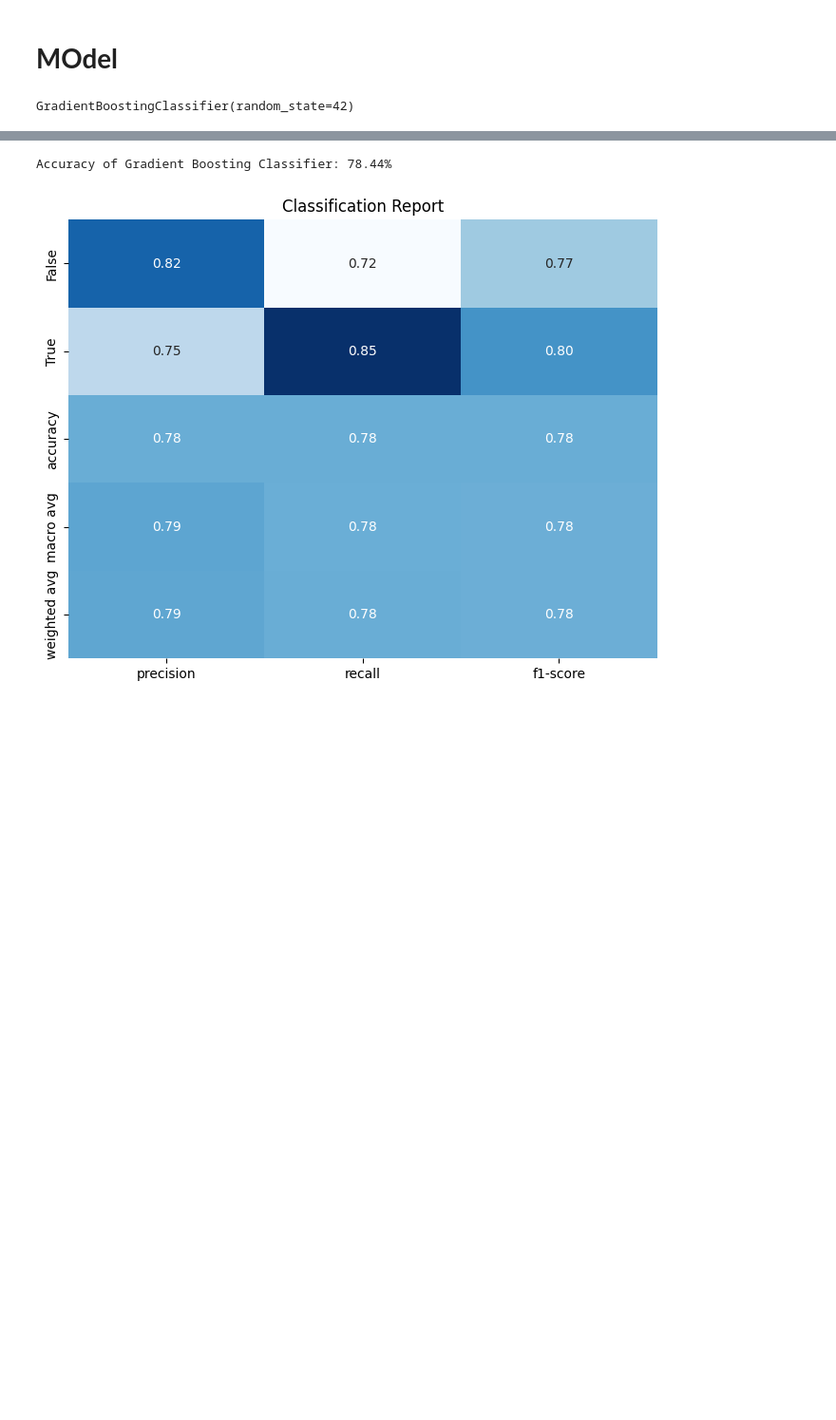
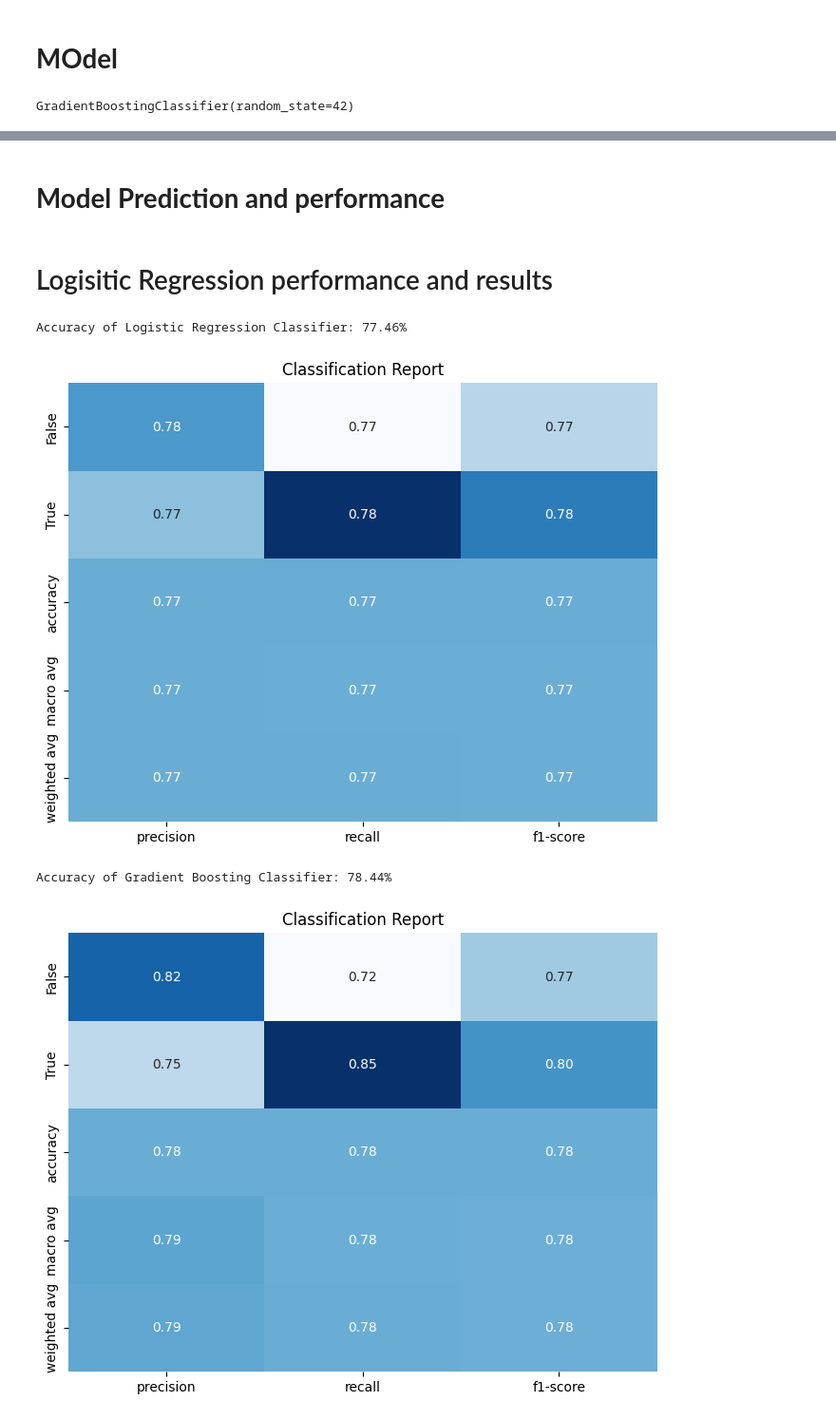
Before and after one commit to 7PAM2015-0105-2023-TEAM17/Kaggle-Challenge-Team-17, a Jupyter notebook: kaggle_Challenge_TEAM_17.ipynb, the cells around one changed output, grey strips where cells are left out. Shown at 95% size. Cells and saved outputs as stored; diff of their text form; code cells hidden in the pictures; blank space fills up the shorter version.

```diff
--- a/kaggle_Challenge_TEAM_17.ipynb
+++ b/kaggle_Challenge_TEAM_17.ipynb
@@ -285 +305,23 @@ GradientBoostingClassifier(random_state=42)
+# %% [markdown]
+# **Model Prediction and performance**
+# %% [markdown]
+# Logisitic Regression performance and results
+# %%
+# Predict the labels for validation set for LOGISTIC REGRESSION
+y_pred_lr = lr_classifier.predict(X_val)
+
+# Calculate the accuracy of the model
+accuracy_lr = accuracy_score(y_val, y_pred_lr)
+print("Accuracy of Logistic Regression Classifier: {:.2f}%".format(accuracy_lr * 100))
+# %% [output]
+Accuracy of Logistic Regression Classifier: 77.46%
+# %%
+report = classification_report(y_val, y_pred_lr, output_dict=True)
+report_df = pd.DataFrame(report).transpose()
+plt.figure(figsize=(8, 6))
+sns.heatmap(report_df.drop(columns=['support']), annot=True, cmap='Blues', fmt=".2f", cbar=False)
+plt.title('Classification Report')
+plt.show()
+# %% [output]
+[figure, added]
 # %%
```
Also changed, not shown: parts of 19 cells of this notebook.
